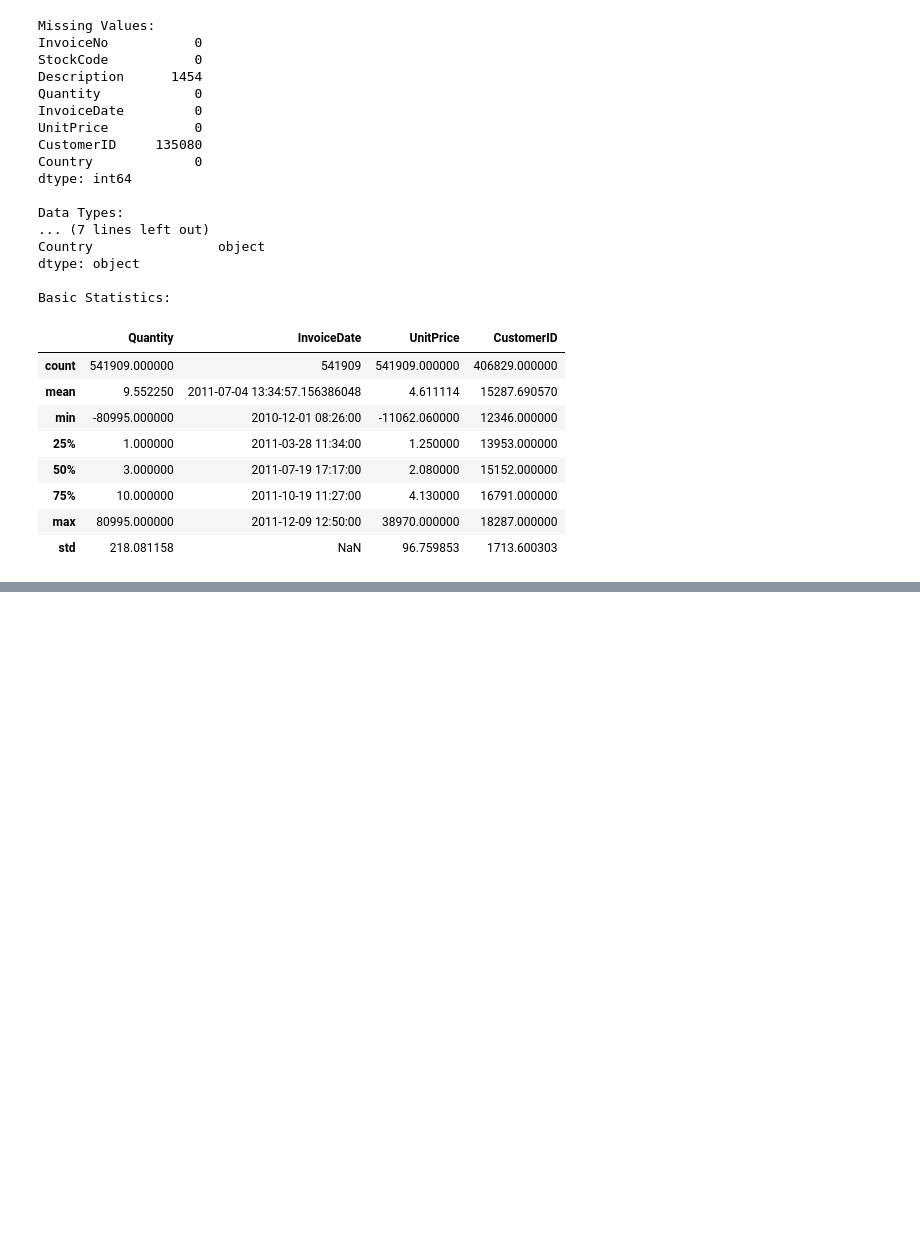
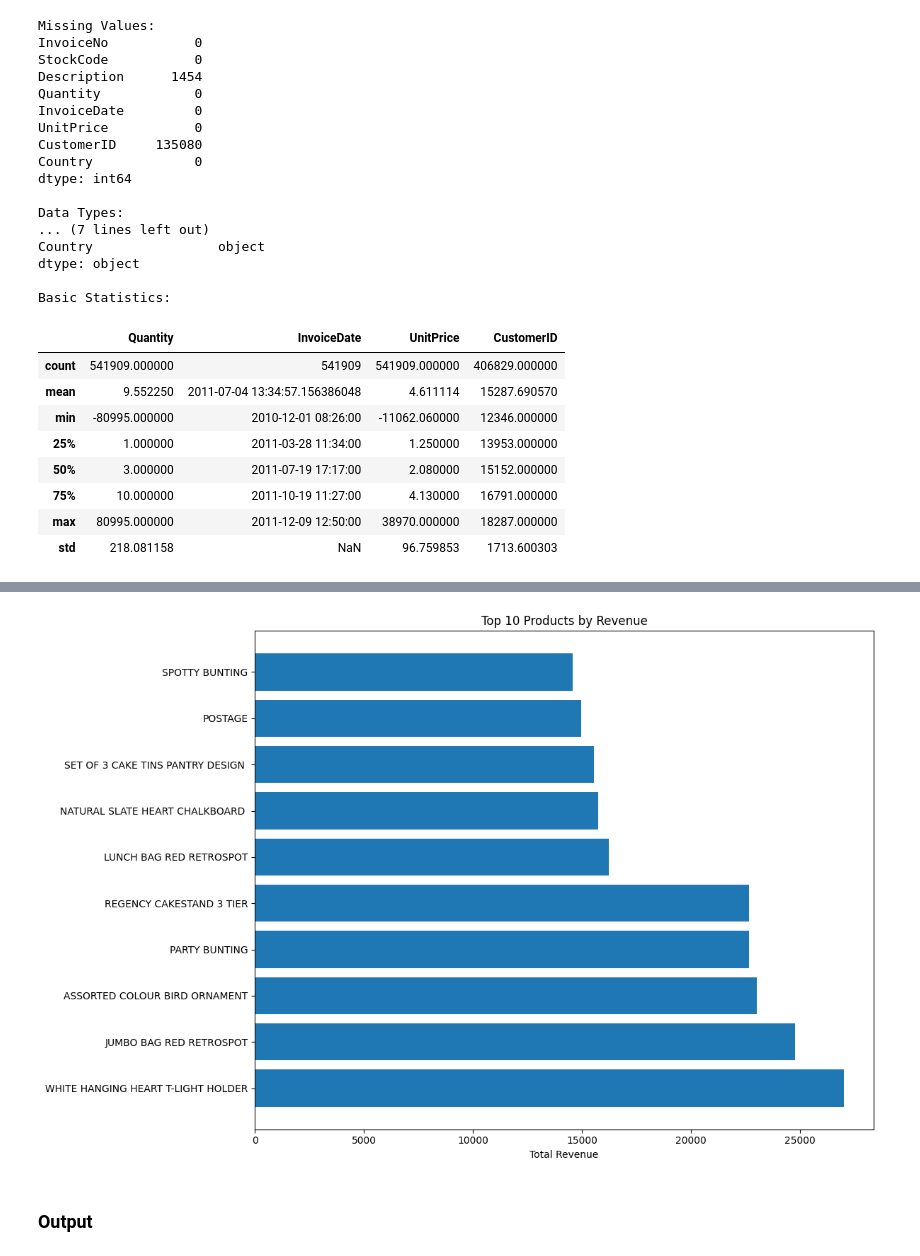
Before and after one commit to jerichobien360/data-analysis-portfolio, a Jupyter notebook: data_exploration.ipynb, the cells around one changed output, grey strips where cells are left out. Cells and saved outputs as stored; diff of their text form; code cells hidden in the pictures; blank space fills up the shorter version.

```diff
--- a/data_exploration.ipynb
+++ b/data_exploration.ipynb
@@ -72,0 +179,17 @@ Basic Statistics:
+# %%
+# Top selling products
+product_sales = df_clean.groupby('Description').agg({
+    'Quantity': 'sum',
+    'TotalAmount': 'sum'
+}).sort_values('TotalAmount', ascending=False).head(10)
+
+plt.figure(figsize=(12, 8))
+plt.barh(product_sales.index, product_sales['TotalAmount'])
+plt.title('Top 10 Products by Revenue')
+plt.xlabel('Total Revenue')
+plt.tight_layout()
+plt.show()
+# %% [output]
+[figure, added]
+# %% [markdown]
+### Output
```
Also changed, not shown: parts of 8 cells of this notebook, 3 other files.
